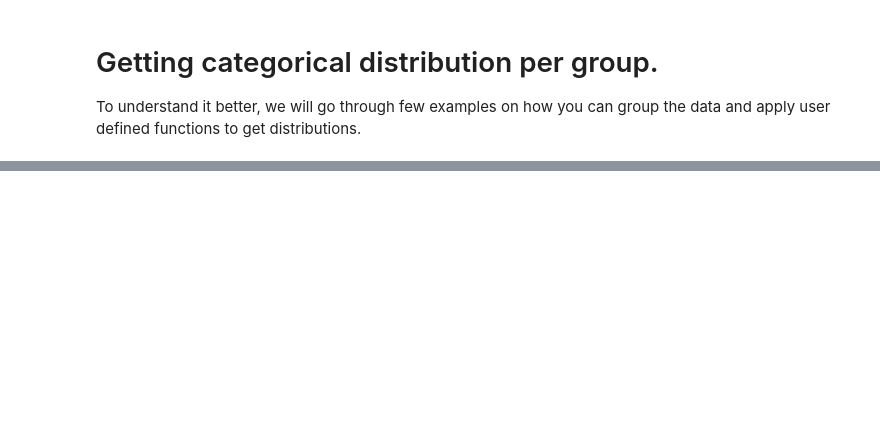
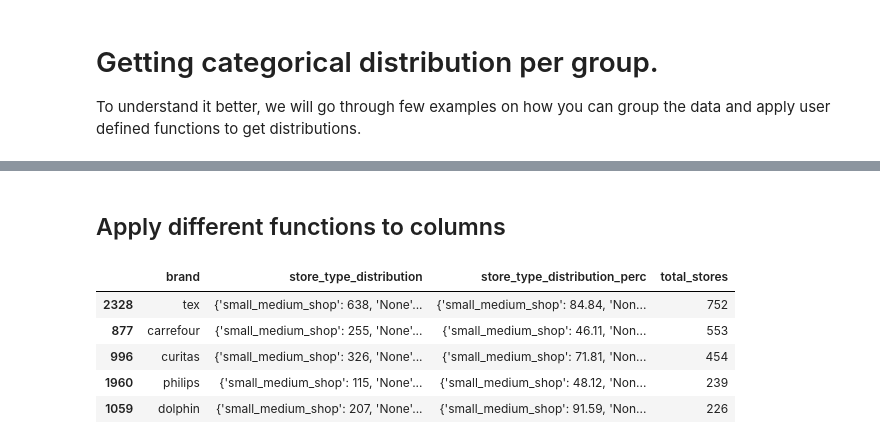
Before and after one commit to ankitgoel1602/data-science, a Jupyter notebook: data-analysis/pandas-groups/pandas_apply_user_defined_functions_on_groups.ipynb, the cells around one changed output, grey strips where cells are left out. Drawn from its saved outputs; the diff is of its cells as text; code cells hidden in the pictures; blank space fills up the shorter version.

```diff
--- a/data-analysis/pandas-groups/pandas_apply_user_defined_functions_on_groups.ipynb
+++ b/data-analysis/pandas-groups/pandas_apply_user_defined_functions_on_groups.ipynb
@@ -247,0 +106,17 @@ data.groupby([pd.Grouper(key='created_at', freq='M'), 'store_type'])\
+# %% [markdown]
+## Apply different functions to columns
+# %%
+# you can apply different functions to multiple columns or
+# multiple functions to the same columns
+data.groupby('brand').agg(
+      store_type_distribution = ('store_type',get_distribution),
+      store_type_distribution_perc = ('store_type',get_distribution_perc),
+      total_stores = ('item_name','count')
+    ).reset_index().sort_values('total_stores', ascending=False).head()
+# %% [output]
+|  | brand | store_type_distribution | store_type_distribution_perc | total_stores |
+| 2328 | tex | {'small_medium_shop': 638, 'None'... | {'small_medium_shop': 84.84, 'Non... | 752 |
+| 877 | carrefour | {'small_medium_shop': 255, 'None'... | {'small_medium_shop': 46.11, 'Non... | 553 |
+| 996 | curitas | {'small_medium_shop': 326, 'None'... | {'small_medium_shop': 71.81, 'Non... | 454 |
+| 1960 | philips | {'small_medium_shop': 115, 'None'... | {'small_medium_shop': 48.12, 'Non... | 239 |
+| 1059 | dolphin | {'small_medium_shop': 207, 'None'... | {'small_medium_shop': 91.59, 'Non... | 226 |
```
Also changed, not shown: parts of 48 cells of this notebook.
